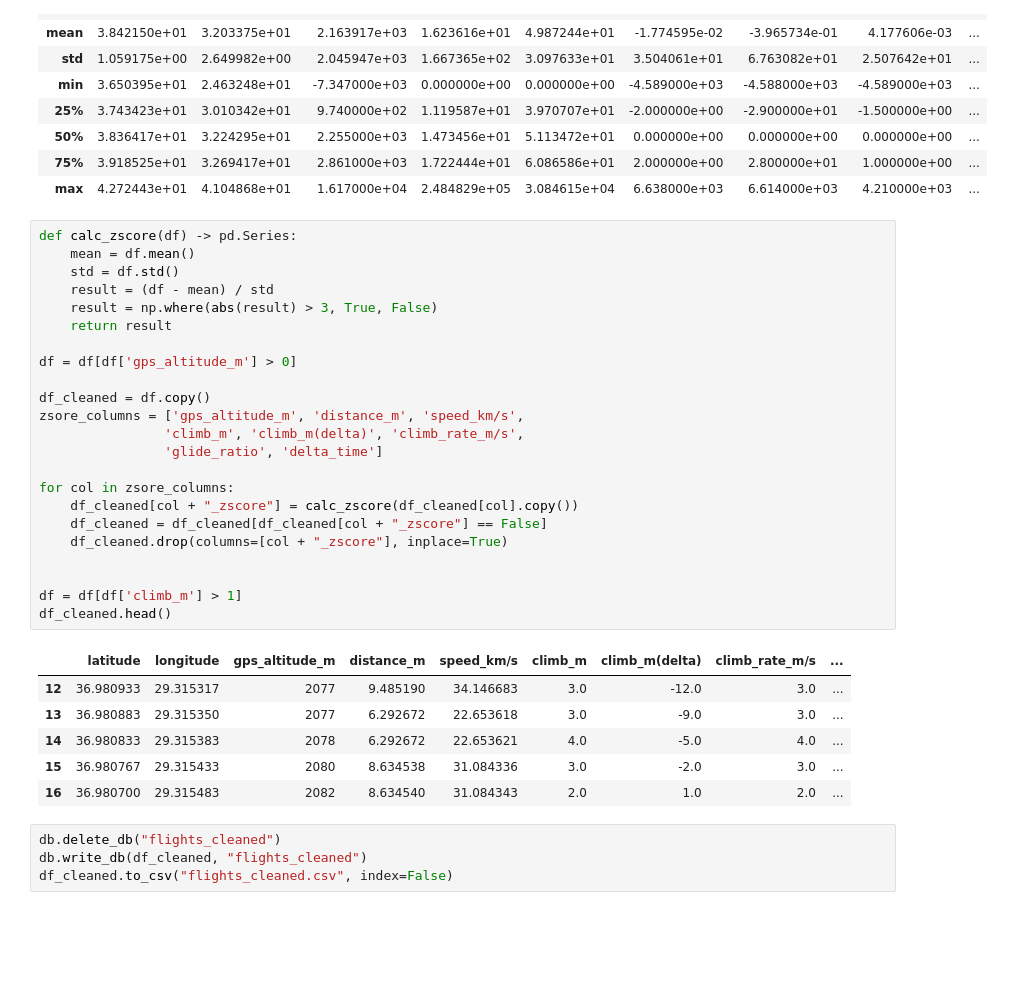
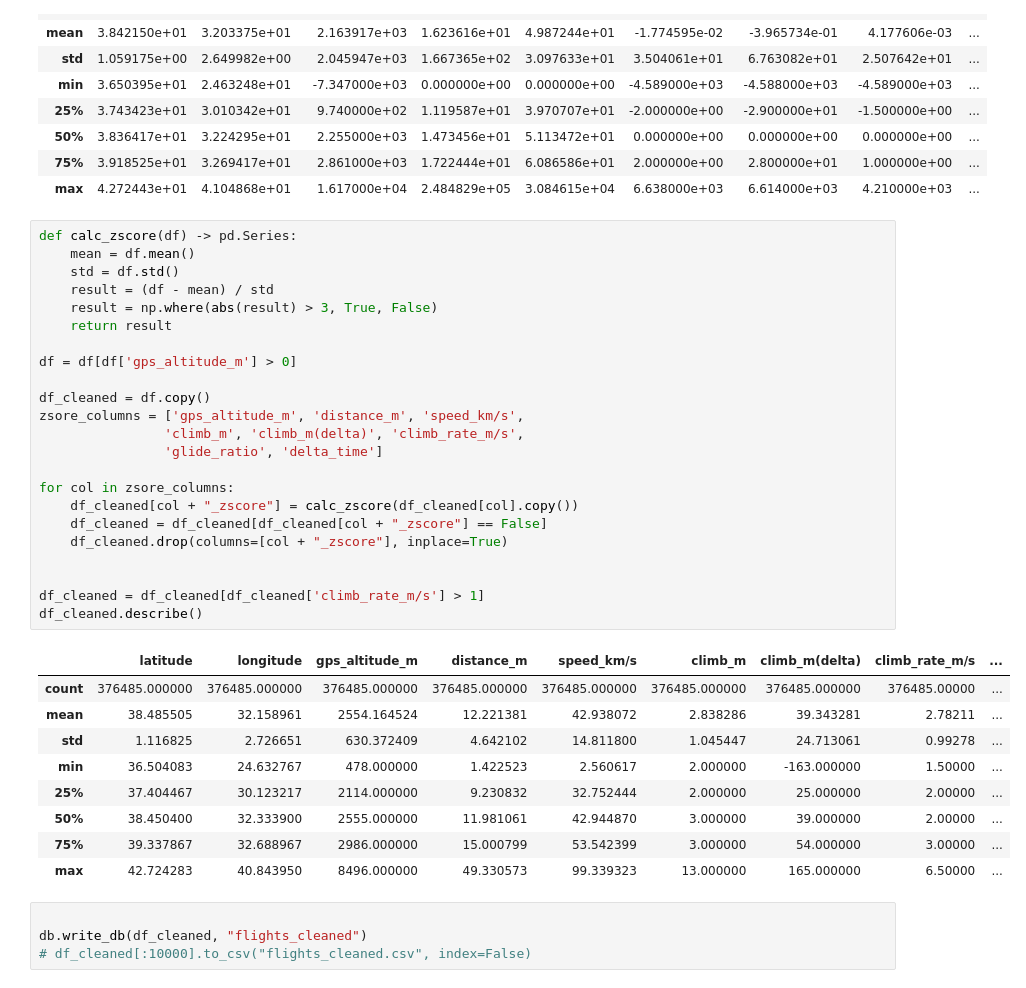
Before and after one commit to SerkanKurd/Paragliding_Flight_Analyses, a Jupyter notebook: scripts/process_flightdata.ipynb, the cells around one changed output. Saved outputs shown, nothing was run; the diff lists cells and outputs as text; blank space fills up the shorter version.

```diff
--- a/scripts/process_flightdata.ipynb
+++ b/scripts/process_flightdata.ipynb
@@ -69,34 +69,37 @@ df.describe()
 # %%
 def calc_zscore(df) -> pd.Series:
     mean = df.mean()
     std = df.std()
     result = (df - mean) / std
     result = np.where(abs(result) > 3, True, False)
     return result
 
 df = df[df['gps_altitude_m'] > 0]
 
 df_cleaned = df.copy()
 zsore_columns = ['gps_altitude_m', 'distance_m', 'speed_km/s',
                 'climb_m', 'climb_m(delta)', 'climb_rate_m/s',
                 'glide_ratio', 'delta_time']
 
 for col in zsore_columns:
     df_cleaned[col + "_zscore"] = calc_zscore(df_cleaned[col].copy())
     df_cleaned = df_cleaned[df_cleaned[col + "_zscore"] == False]
     df_cleaned.drop(columns=[col + "_zscore"], inplace=True)
 
 
-df = df[df['climb_m'] > 1]
-df_cleaned.head()
+df_cleaned = df_cleaned[df_cleaned['climb_rate_m/s'] > 1]
+df_cleaned.describe()
 # %% [output]
 |  | latitude | longitude | gps_altitude_m | distance_m | speed_km/s | climb_m | climb_m(delta) | climb_rate_m/s | ... |
-| 12 | 36.980933 | 29.315317 | 2077 | 9.485190 | 34.146683 | 3.0 | -12.0 | 3.0 | ... |
-| 13 | 36.980883 | 29.315350 | 2077 | 6.292672 | 22.653618 | 3.0 | -9.0 | 3.0 | ... |
-| 14 | 36.980833 | 29.315383 | 2078 | 6.292672 | 22.653621 | 4.0 | -5.0 | 4.0 | ... |
-| 15 | 36.980767 | 29.315433 | 2080 | 8.634538 | 31.084336 | 3.0 | -2.0 | 3.0 | ... |
-| 16 | 36.980700 | 29.315483 | 2082 | 8.634540 | 31.084343 | 2.0 | 1.0 | 2.0 | ... |
+| count | 376485.000000 | 376485.000000 | 376485.000000 | 376485.000000 | 376485.000000 | 376485.000000 | 376485.000000 | 376485.00000 | ... |
+| mean | 38.485505 | 32.158961 | 2554.164524 | 12.221381 | 42.938072 | 2.838286 | 39.343281 | 2.78211 | ... |
+| std | 1.116825 | 2.726651 | 630.372409 | 4.642102 | 14.811800 | 1.045447 | 24.713061 | 0.99278 | ... |
+| min | 36.504083 | 24.632767 | 478.000000 | 1.422523 | 2.560617 | 2.000000 | -163.000000 | 1.50000 | ... |
+| 25% | 37.404467 | 30.123217 | 2114.000000 | 9.230832 | 32.752444 | 2.000000 | 25.000000 | 2.00000 | ... |
+| 50% | 38.450400 | 32.333900 | 2555.000000 | 11.981061 | 42.944870 | 3.000000 | 39.000000 | 2.00000 | ... |
+| 75% | 39.337867 | 32.688967 | 2986.000000 | 15.000799 | 53.542399 | 3.000000 | 54.000000 | 3.00000 | ... |
+| max | 42.724283 | 40.843950 | 8496.000000 | 49.330573 | 99.339323 | 13.000000 | 165.000000 | 6.50000 | ... |
 # %%
-db.delete_db("flights_cleaned")
+
 db.write_db(df_cleaned, "flights_cleaned")
-df_cleaned.to_csv("flights_cleaned.csv", index=False)
+# df_cleaned[:10000].to_csv("flights_cleaned.csv", index=False)
```
Also changed, not shown: 8 other files.
